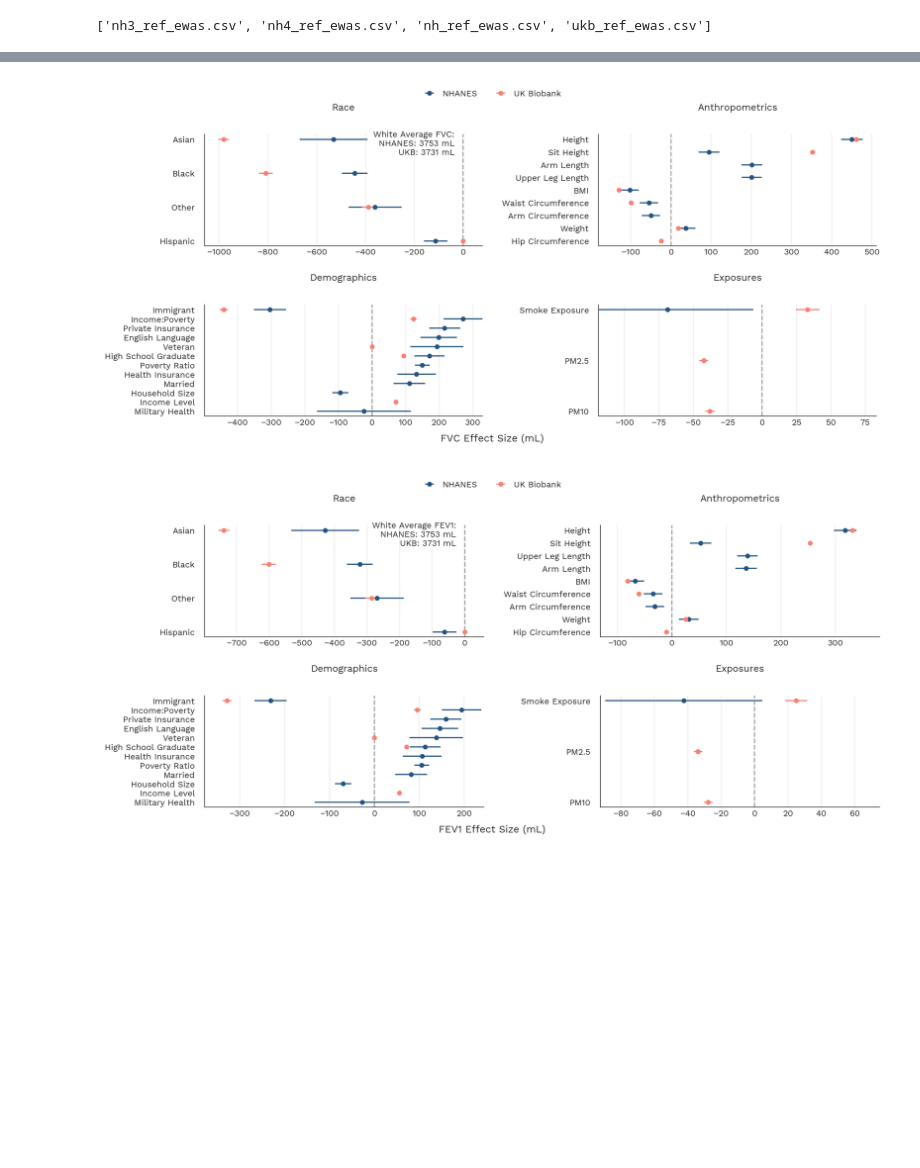
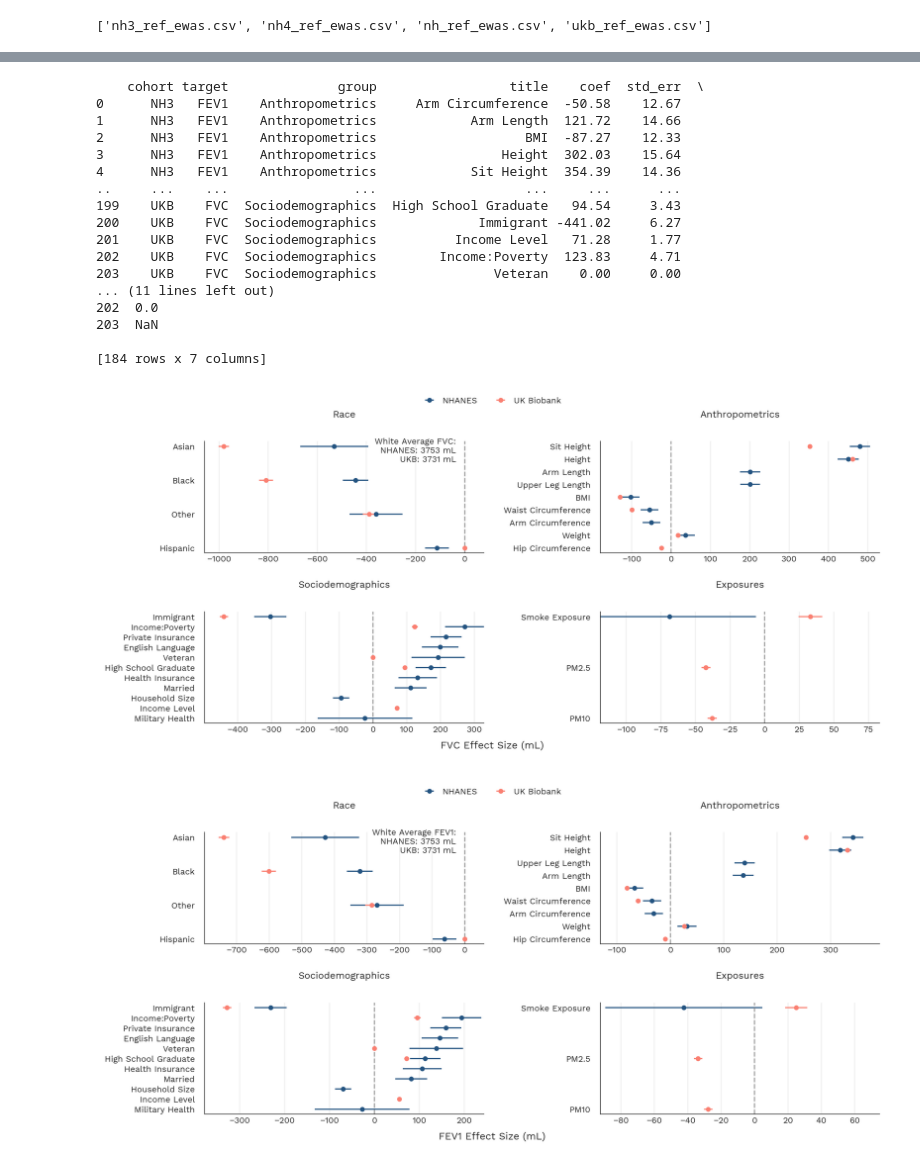
Before and after one commit to aashnapshah/ARC, a Jupyter notebook: notebooks/ewas.ipynb, the cells around one changed output, grey strips where cells are left out. Saved outputs shown, nothing was run; the diff lists cells and outputs as text; code cells hidden in the pictures; blank space fills up the shorter version.

Commit message:
fix plot dir

```diff
--- a/notebooks/ewas.ipynb
+++ b/notebooks/ewas.ipynb
@@ -28,7 +28,7 @@ os.listdir(data_dir)
 ['nh3_ref_ewas.csv', 'nh4_ref_ewas.csv', 'nh_ref_ewas.csv', 'ukb_ref_ewas.csv']
 # %%
 def load_effects(data_dir, cohorts=("UKB", "NH"), targets=("FVC", "FEV1"),
-                 groups=("Race", "Anthropometrics", "Demographics", "Exposures")):
+                 groups=("Race", "Anthropometrics", "Sociodemographics", "Exposures")):
     dfs = []
     for f in os.listdir(data_dir):
         dfs.append(pd.read_csv(os.path.join(data_dir, f)))
@@ -39,12 +39,13 @@ def load_effects(data_dir, cohorts=("UKB", "NH"), targets=("FVC", "FEV1"),
     df["group"] = df["group"].astype(str)
     df["title"] = df["title"].astype(str)
 
-    remove = ['Work Breathing Problems', 'Work Exhaust', 'Work Air']
-    df = df[~df['title'].isin(remove)]
+    only_exposures = ['PM2.5', 'PM10', 'Smoke Exposure']
+    df = df[((df['group'] != 'Exposures') | (df['title'].isin(only_exposures)))]
+    print(df)
     return df.query("cohort in @cohorts and target in @targets and group in @groups").copy()
 
 
-def forest_4panel(df, target="FVC", groups=("Race", "Anthropometrics", "Demographics", "Exposures"),
+def forest_4panel(df, target="FVC", groups=("Race", "Anthropometrics", "Sociodemographics", "Exposures"),
                   cohort_labels=None,
                   figsize=(6, 1),
                   white_avg_note=None):
@@ -117,6 +118,7 @@ for coh in cohorts:
     cohort_str = '_'.join([c.lower() for c in coh])
     save_path = f"../results/ewas/figures/"
     df = load_effects(data_dir, cohorts=coh)
+
     targets = ["FVC", "FEV1"]
     for target in targets:
         fig = forest_4panel(
@@ -125,7 +127,7 @@ for coh in cohorts:
             white_avg_note=f"White Average {target}:\nNHANES: 3753 mL\nUKB: 3731 mL",
             figsize=(9, 4),
         )
-        plt.savefig(f"{target.lower()}_{cohort_str}_coef.pdf", dpi=300)
+        plt.savefig(f"{save_path}/{target.lower()}_{cohort_str}_coef.pdf", dpi=300)
         plt.savefig(f"../figures/{target.lower()}_{cohort_str}_coef.pdf", dpi=300)
 
         plt.show()
@@ -135,2 +154,19 @@ for coh in cohorts:
+    cohort target              group                 title    coef  std_err  \
+0      NH3   FEV1    Anthropometrics     Arm Circumference  -50.58    12.67
+1      NH3   FEV1    Anthropometrics            Arm Length  121.72    14.66
+2      NH3   FEV1    Anthropometrics                   BMI  -87.27    12.33
+3      NH3   FEV1    Anthropometrics                Height  302.03    15.64
+4      NH3   FEV1    Anthropometrics            Sit Height  354.39    14.36
+..     ...    ...                ...                   ...     ...      ...
+199    UKB    FVC  Sociodemographics  High School Graduate   94.54     3.43
+200    UKB    FVC  Sociodemographics             Immigrant -441.02     6.27
+201    UKB    FVC  Sociodemographics          Income Level   71.28     1.77
+202    UKB    FVC  Sociodemographics        Income:Poverty  123.83     4.71
+203    UKB    FVC  Sociodemographics               Veteran    0.00     0.00
+... (11 lines left out)
+202  0.0
+203  NaN
+
+[184 rows x 7 columns]
-[figure, old version]
+[figure, new version]
-[figure, old version]
+[figure, new version]
```
Also changed, not shown: parts of 3 cells of this notebook, 21 other files.
